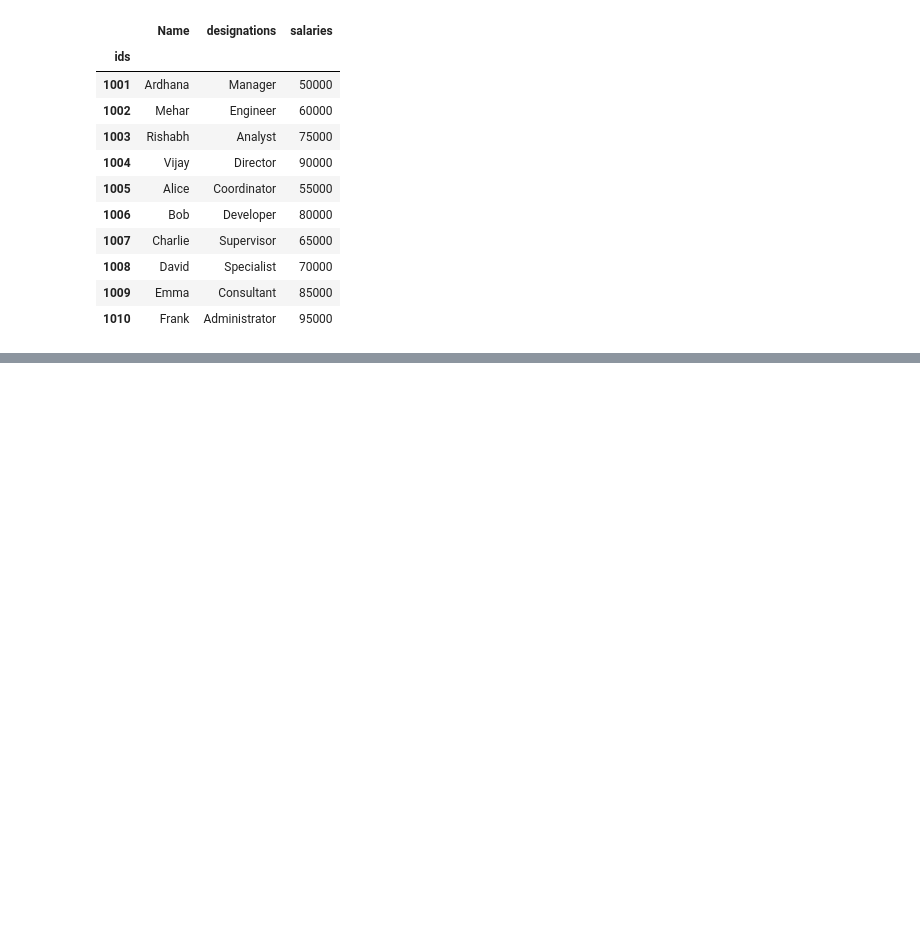
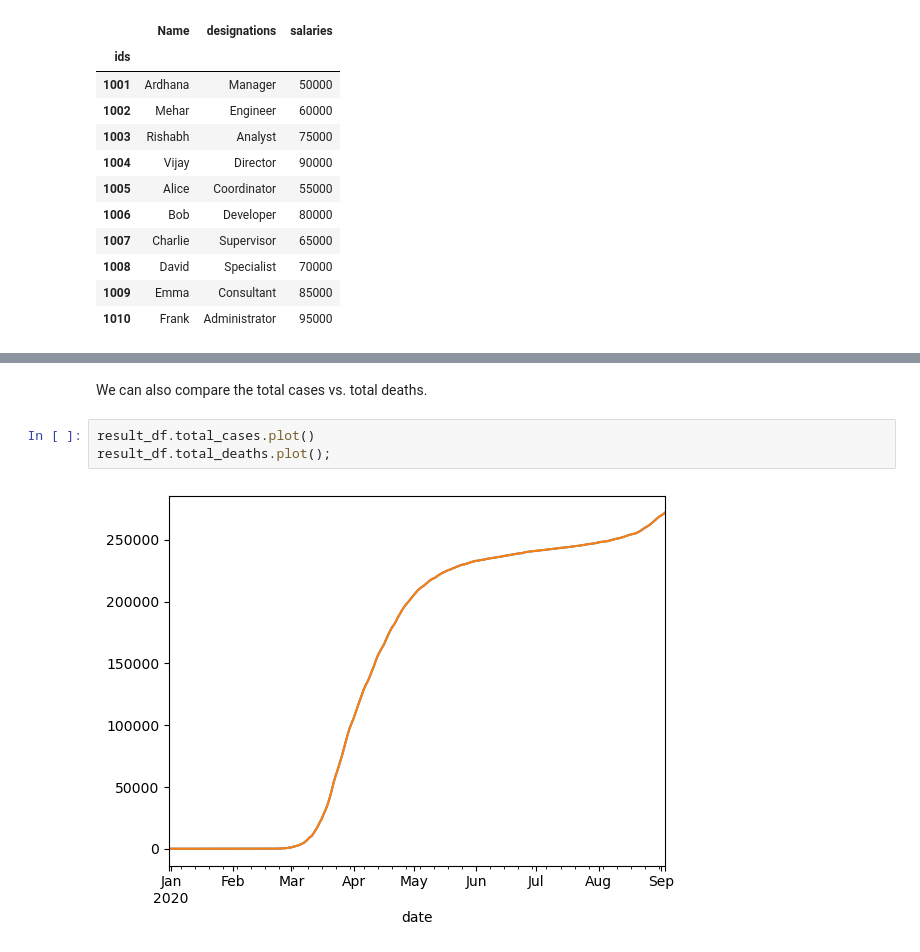
Before and after one commit to sachinm121/Python-Practice, a Jupyter notebook: Python Practice/Panda .ipynb, the cells around one changed output, grey strips where cells are left out. Saved outputs shown, nothing was run; the diff lists cells and outputs as text; blank space fills up the shorter version.

```diff
--- a/Python Practice/Panda .ipynb
+++ b/Python Practice/Panda .ipynb
@@ -448,0 +1431,7 @@ dataset
+# %% [markdown]
+We can also compare the total cases vs. total deaths.
+# %%
+result_df.total_cases.plot()
+result_df.total_deaths.plot();
+# %% [output]
+[figure, added]
```
Also changed, not shown: parts of 151 cells of this notebook, 5 other files.
